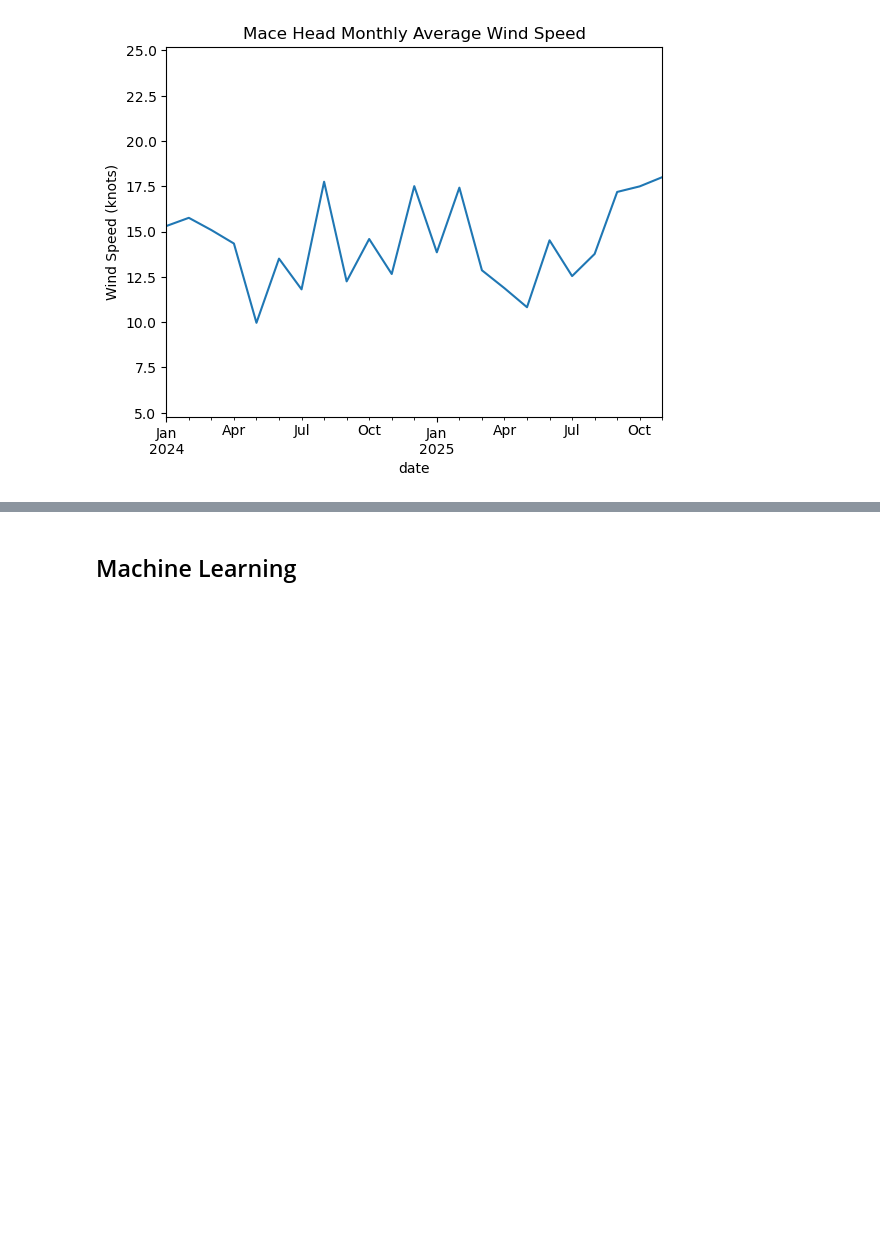
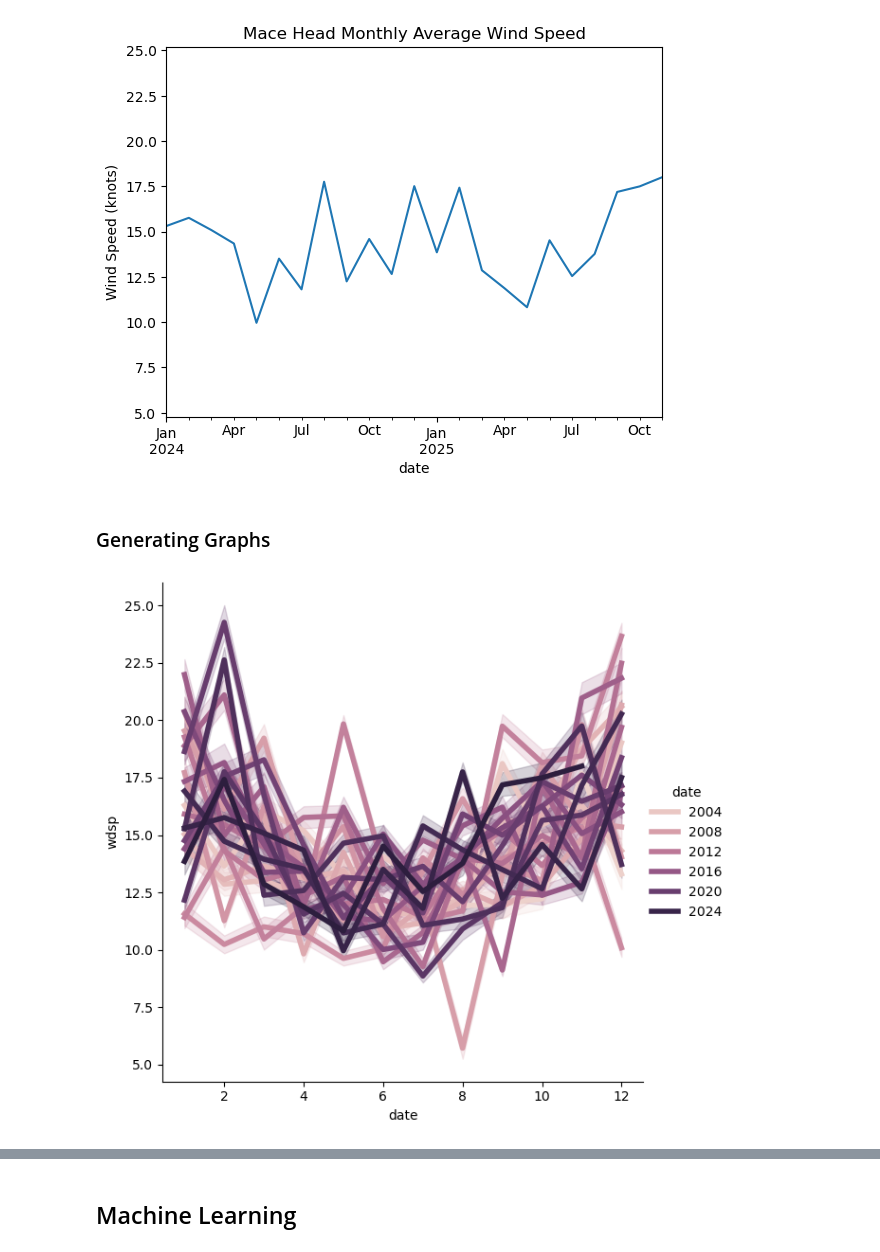
Before and after one commit to CeamanCollins/PFDA, a Jupyter notebook: project/project.ipynb, the cells around one changed output, grey strips where cells are left out. Drawn from its saved outputs; the diff is of its cells as text; code cells hidden in the pictures; blank space fills up the shorter version.

```diff
--- a/project/project.ipynb
+++ b/project/project.ipynb
@@ -84,3 +84,5 @@ plt.show()
 plt.close()
 # %% [output]
 [figure]
+# %% [markdown]
+### Generating Graphs
@@ -86,0 +95,4 @@ plt.close()
+# %%
+rel = sns.relplot(data=mace_head, x=mace_head.index.month, y='wdsp', kind='line', height=6, aspect=1, hue=mace_head.index.year, linewidth=4)
+# %% [output]
+[figure, added]
```
Also changed, not shown: parts of 16 cells of this notebook.
